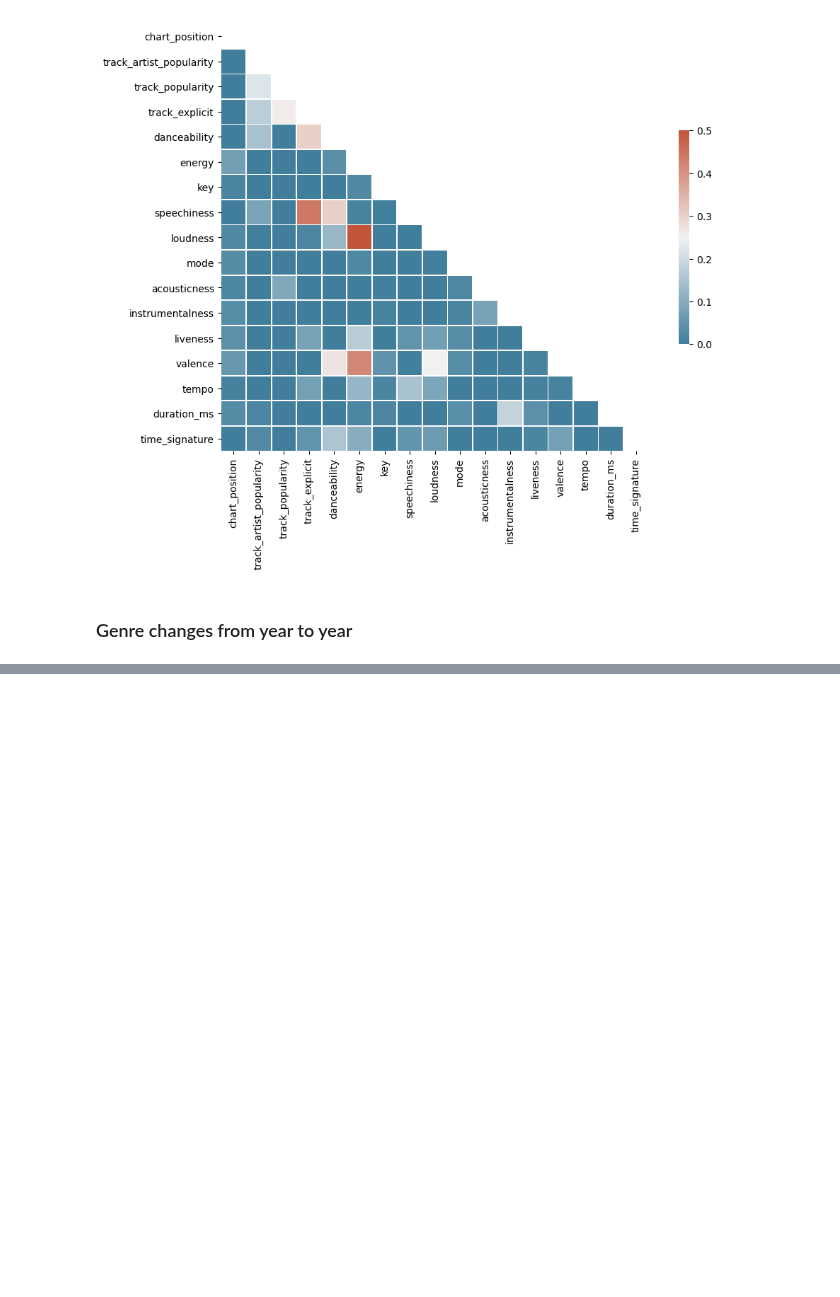
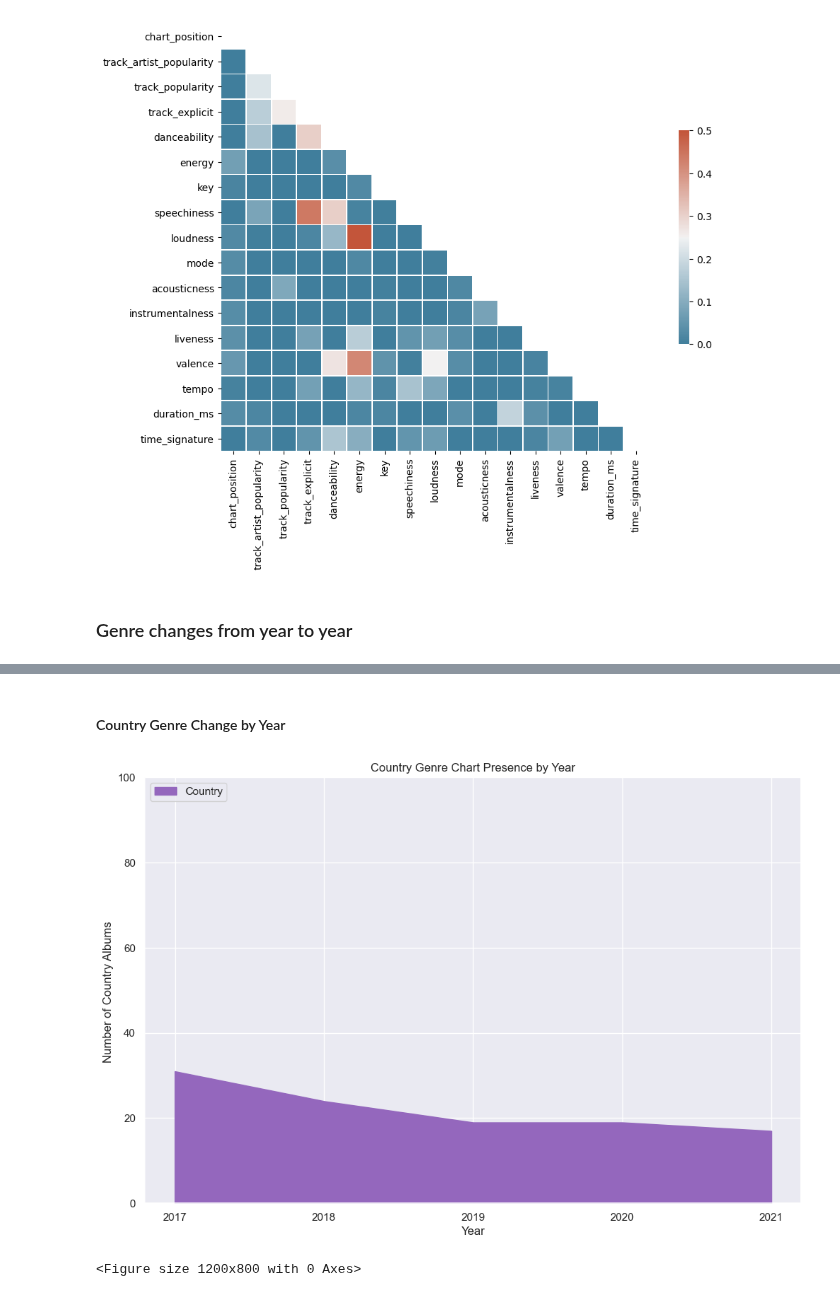
Before and after one commit to katieravenwood/Spotify-Five-Year-Analysis-Project, a Jupyter notebook: notebooks/ExploratoryAnalysis.ipynb, the cells around one changed output, grey strips where cells are left out. Drawn from its saved outputs; the diff is of its cells as text; code cells hidden in the pictures; blank space fills up the shorter version.

```diff
--- a/notebooks/ExploratoryAnalysis.ipynb
+++ b/notebooks/ExploratoryAnalysis.ipynb
@@ -799,0 +826,22 @@ plt.savefig('../viz/pyplots/HipHopGenrebyChartYearStackedArea.png')
+# %% [markdown]
+#### Country Genre Change by Year
+# %%
+# Data
+x=years
+y=[cygt['Country']]
+palette_tab20 = sns.color_palette('tab20', 20)
+hiphopstackcolor= sns.color_palette([palette_tab20[8]], as_cmap=True)
+
+# Plot
+plt.stackplot(x,y, labels=['Country'], color=hiphopstackcolor)
+plt.legend(loc='upper left')
+plt.ylim(0, 100)
+plt.title('Country Genre Chart Presence by Year')
+plt.xlabel("Year")
+plt.ylabel("Number of Country Albums ")
+plt.xticks(np.arange(min(years), max(years)+1, 1.0))
+plt.show()
+plt.savefig('../viz/pyplots/CountryGenrebyChartYearStackedArea.png')
+# %% [output]
+[figure, added]
+<Figure size 1200x800 with 0 Axes>
```
Also changed, not shown: parts of 126 cells of this notebook, 2 other files.
